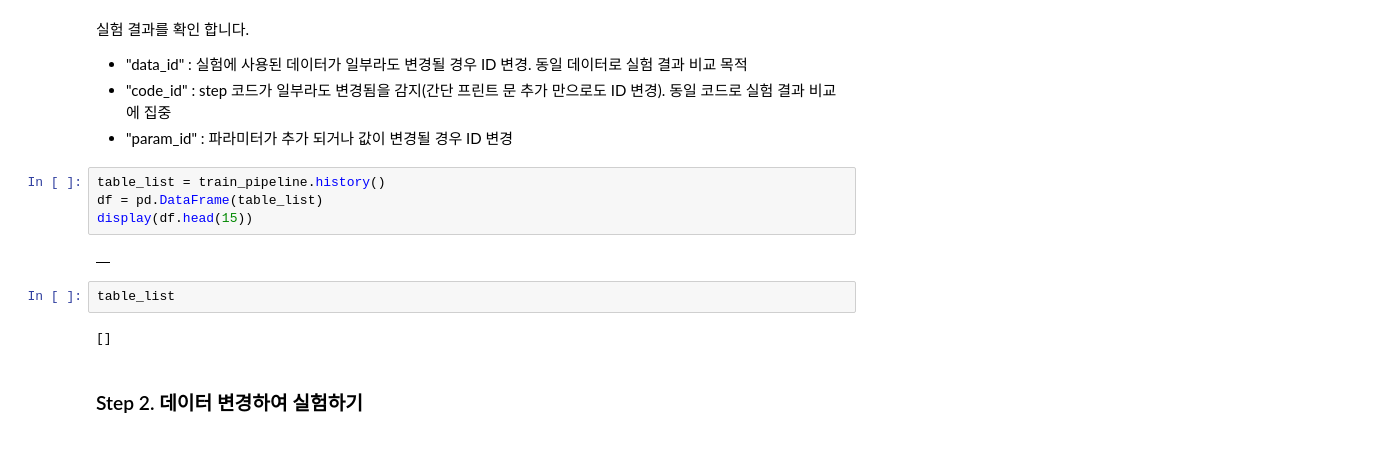
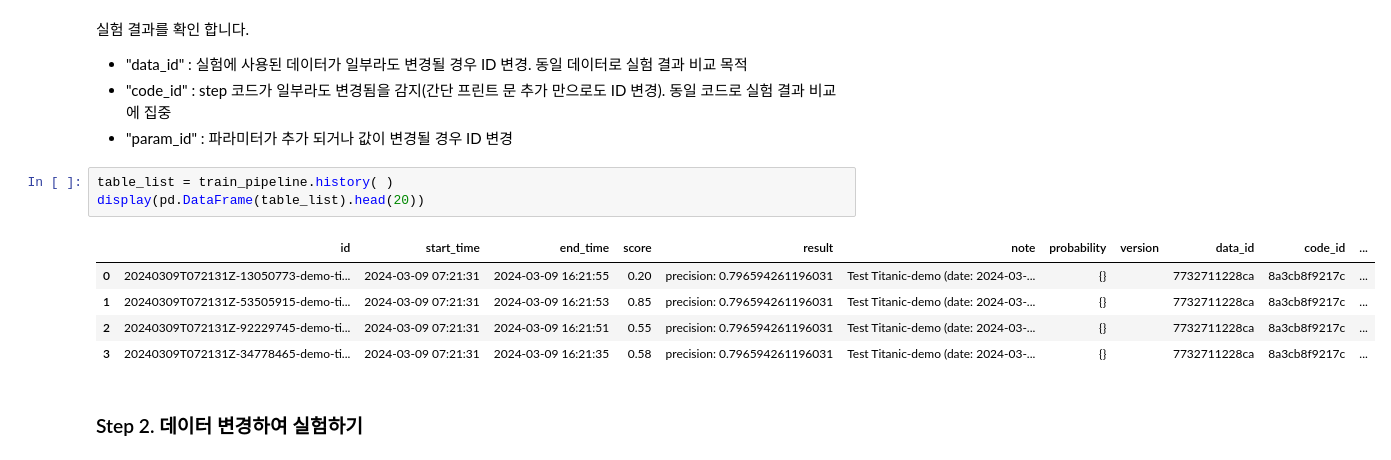
Before and after one commit to mellerikat/ALO, a Jupyter notebook: experiment-ai-solution.ipynb, the cells around one changed output. Drawn from its saved outputs; the diff is of its cells as text.

Commit message:
fix: inference 에 data_id 제대로 출력되지 않는 문제 해결
feat: history 를 id 지정하여 필터링 추가

```diff
--- a/experiment-ai-solution.ipynb
+++ b/experiment-ai-solution.ipynb
@@ -131,15 +173,14 @@ train_pipeline.save()
 - "code_id"    : step 코드가 일부라도 변경됨을 감지(간단 프린트 문 추가 만으로도 ID 변경). 동일 코드로 실험 결과 비교에 집중
 - "param_id"   : 파라미터가 추가 되거나 값이 변경될 경우 ID 변경
 # %%
-table_list = train_pipeline.history()
-df = pd.DataFrame(table_list)
-display(df.head(15))
+table_list = train_pipeline.history( )
+display(pd.DataFrame(table_list).head(20))
 # %% [output]
-|  |
+|  | id | start_time | end_time | score | result | note | probability | version | data_id | code_id | ... |
+| 0 | 20240309T072131Z-13050773-demo-ti... | 2024-03-09 07:21:31 | 2024-03-09 16:21:55 | 0.20 | precision: 0.796594261196031 | Test Titanic-demo (date: 2024-03-... | {} |  | 7732711228ca | 8a3cb8f9217c | ... |
+| 1 | 20240309T072131Z-53505915-demo-ti... | 2024-03-09 07:21:31 | 2024-03-09 16:21:53 | 0.85 | precision: 0.796594261196031 | Test Titanic-demo (date: 2024-03-... | {} |  | 7732711228ca | 8a3cb8f9217c | ... |
+| 2 | 20240309T072131Z-92229745-demo-ti... | 2024-03-09 07:21:31 | 2024-03-09 16:21:51 | 0.55 | precision: 0.796594261196031 | Test Titanic-demo (date: 2024-03-... | {} |  | 7732711228ca | 8a3cb8f9217c | ... |
+| 3 | 20240309T072131Z-34778465-demo-ti... | 2024-03-09 07:21:31 | 2024-03-09 16:21:35 | 0.58 | precision: 0.796594261196031 | Test Titanic-demo (date: 2024-03-... | {} |  | 7732711228ca | 8a3cb8f9217c | ... |
-# %%
-table_list
-# %% [output]
-[]
 # %% [markdown]
 ### Step 2. 데이터 변경하여 실험하기
 # %%
```
Also changed, not shown: parts of 10 cells of this notebook, 5 other files.
